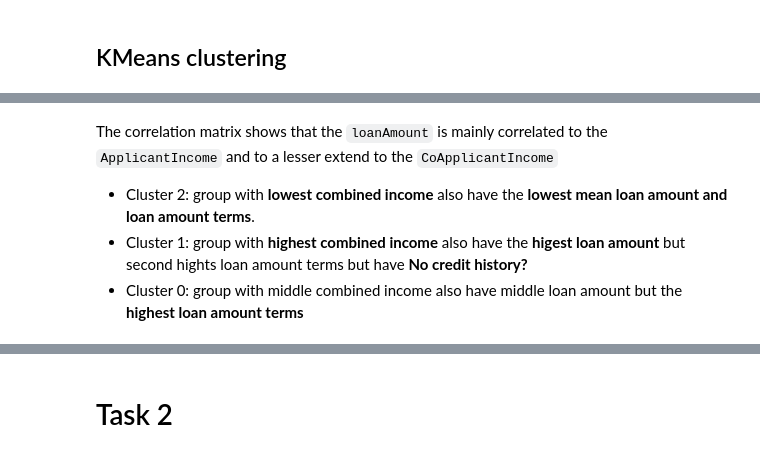
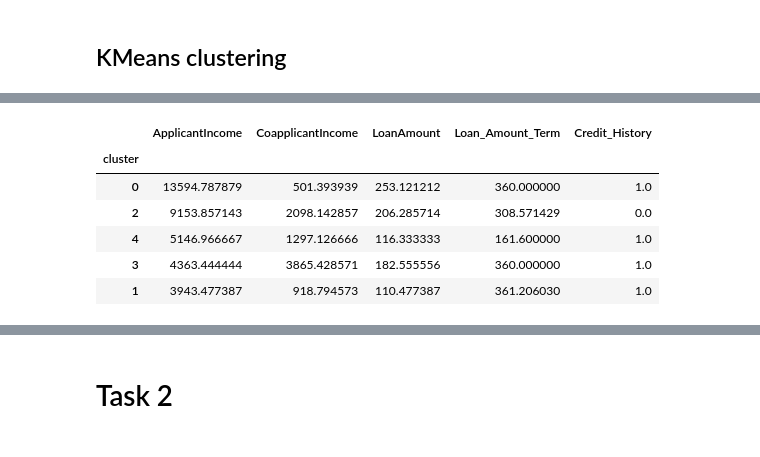
Before and after one commit to vipulpopat/MSCAI_Sem1_Etivity3, a Jupyter notebook: Etivity3_ClusteringManifoldLearning.ipynb, the cells around one changed output, grey strips where cells are left out. Saved outputs shown, nothing was run; the diff lists cells and outputs as text; code cells hidden in the pictures.

```diff
--- a/Etivity3_ClusteringManifoldLearning.ipynb
+++ b/Etivity3_ClusteringManifoldLearning.ipynb
@@ -176,6 +168,11 @@ df.groupby('cluster').mean()
-# %% [markdown]
-The correlation matrix shows that the `loanAmount` is mainly correlated to the `ApplicantIncome` and to a lesser extend to the `CoApplicantIncome`
-
-  * Cluster 2: group with **lowest combined income** also have the **lowest mean loan amount and loan amount terms**.
-  * Cluster 1: group with **highest combined income** also have the **higest loan amount** but second hights loan amount terms but have **No credit history?**
-  * Cluster 0: group with middle combined income also have middle loan amount but the **highest loan amount terms**
+# %%
+#df.groupby('cluster').mean()
+df.groupby('cluster').mean().sort_values(by=['ApplicantIncome', 'CoapplicantIncome', 'LoanAmount'], ascending=False)
+# %% [output]
+|  | ApplicantIncome | CoapplicantIncome | LoanAmount | Loan_Amount_Term | Credit_History |
+| cluster |  |  |  |  |  |
+| 0 | 13594.787879 | 501.393939 | 253.121212 | 360.000000 | 1.0 |
+| 2 | 9153.857143 | 2098.142857 | 206.285714 | 308.571429 | 0.0 |
+| 4 | 5146.966667 | 1297.126666 | 116.333333 | 161.600000 | 1.0 |
+| 3 | 4363.444444 | 3865.428571 | 182.555556 | 360.000000 | 1.0 |
+| 1 | 3943.477387 | 918.794573 | 110.477387 | 361.206030 | 1.0 |
```
Also changed, not shown: parts of 8 cells of this notebook.
